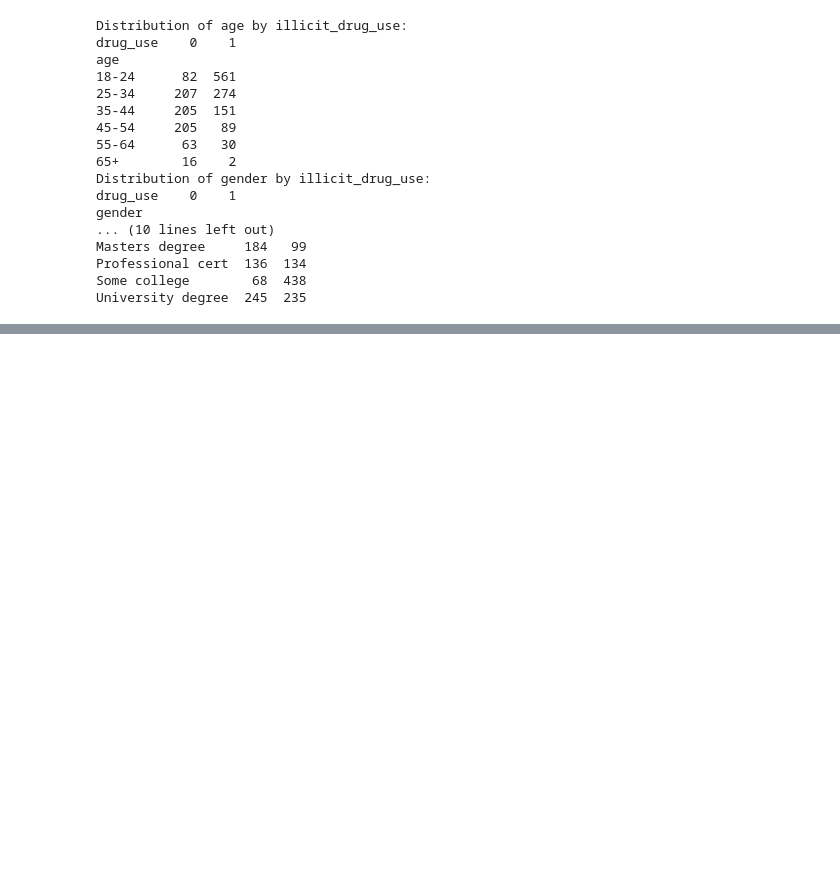
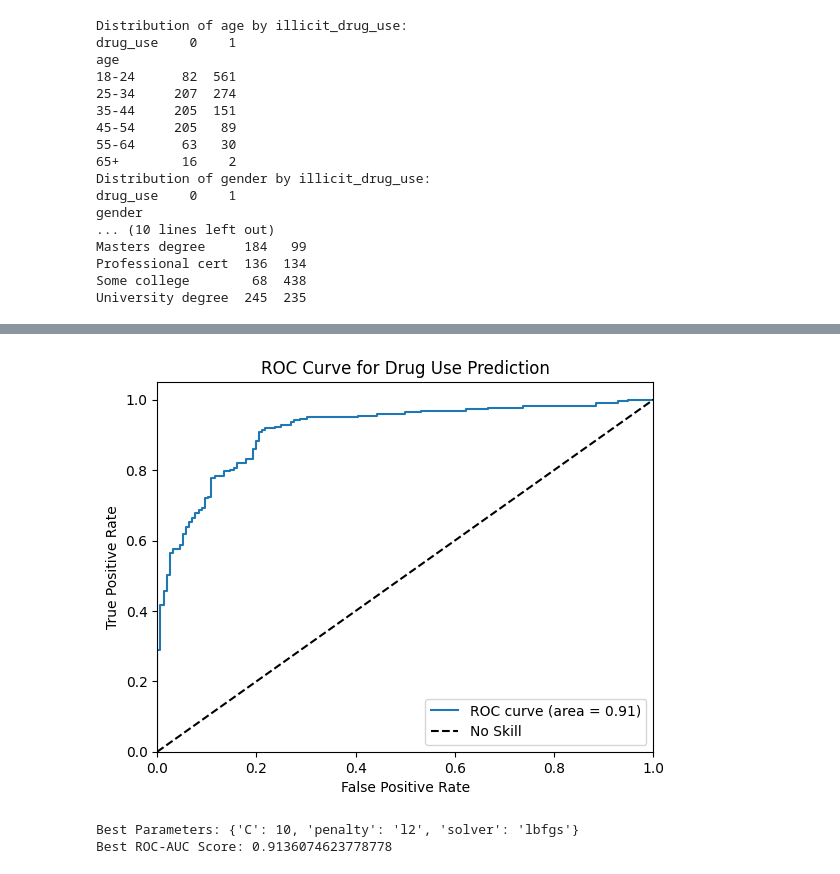
Before and after one commit to rohanxavier33/finalDrug, a Jupyter notebook: finalDrug.ipynb, the cells around one changed output, grey strips where cells are left out. Saved outputs shown, nothing was run; the diff lists cells and outputs as text; code cells hidden in the pictures; blank space fills up the shorter version.

Commit message:
4 models!

```diff
--- a/finalDrug.ipynb
+++ b/finalDrug.ipynb
@@ -105,8 +109,8 @@ drug_user = ['CL3', 'CL4', 'CL5', 'CL6']
 
 # Define a binary target variable for any drug use in the last year
 def check_drug_use(row):
-    for drug in drug_user:  # Iterate over the drug_user codes
-        if drug in row.values:  # Check if the code is in the row's values
+    for user in drug_user:  # Iterate over the drug_user codes
+        if user in row.values:  # Check if the code is in the row's values
             return 1  # Return 1 if a match is found
     return 0  # Return 0 if no matches are found
 
@@ -315,0 +341,13 @@ University degree  245  235
+# %%
+# Define features (X) and target (y)
+X = dfDrugUse.drop('drug_use', axis=1)  # Features
+y = dfDrugUse['drug_use']       # Target
+
+# Split the data into training and testing sets
+X_train, X_test, y_train, y_test = train_test_split(X, y, test_size=0.2, random_state=42, stratify=y)
+# %%
+# Initialize Logistic Regression model
+logistic_model = LogisticRegression(solver='liblinear', max_iter=1000, random_state=42, class_weight='balanced')
+
+# Train the model
+logistic_model.fit(X_train, y_train)
@@ -315,0 +384,31 @@ University degree  245  235
+# %%
+# Predict probabilities on the test set
+y_pred_proba = logistic_model.predict_proba(X_test)[:, 1]
+
+# Calculate ROC curve
+fpr, tpr, thresholds = roc_curve(y_test, y_pred_proba)
+roc_auc = auc(fpr, tpr)
+# Plot the ROC curve
+plt.figure()
+plt.plot(fpr, tpr, label='ROC curve (area = %0.2f)' % roc_auc)
+plt.plot([0, 1], [0, 1], 'k--', label='No Skill')
+plt.xlim([0.0, 1.0])
+plt.ylim([0.0, 1.05])
+plt.xlabel('False Positive Rate')
+plt.ylabel('True Positive Rate')
+plt.title('ROC Curve for Drug Use Prediction')
+plt.legend()
+plt.show()
+# %% [output]
+[figure, added]
+# %%
+from sklearn.model_selection import GridSearchCV
+
+param_grid = {'C': [0.01, 0.1, 1, 10], 'penalty': ['l2'], 'solver': ['lbfgs']}
+grid = GridSearchCV(LogisticRegression(max_iter=1000, class_weight='balanced'), param_grid, scoring='roc_auc', cv=5)
+grid.fit(X_train, y_train)
+print(f"Best Parameters: {grid.best_params_}")
+print(f"Best ROC-AUC Score: {grid.best_score_}")
+# %% [output]
+Best Parameters: {'C': 10, 'penalty': 'l2', 'solver': 'lbfgs'}
+Best ROC-AUC Score: 0.9136074623778778
```
Also changed, not shown: parts of 25 cells of this notebook.
